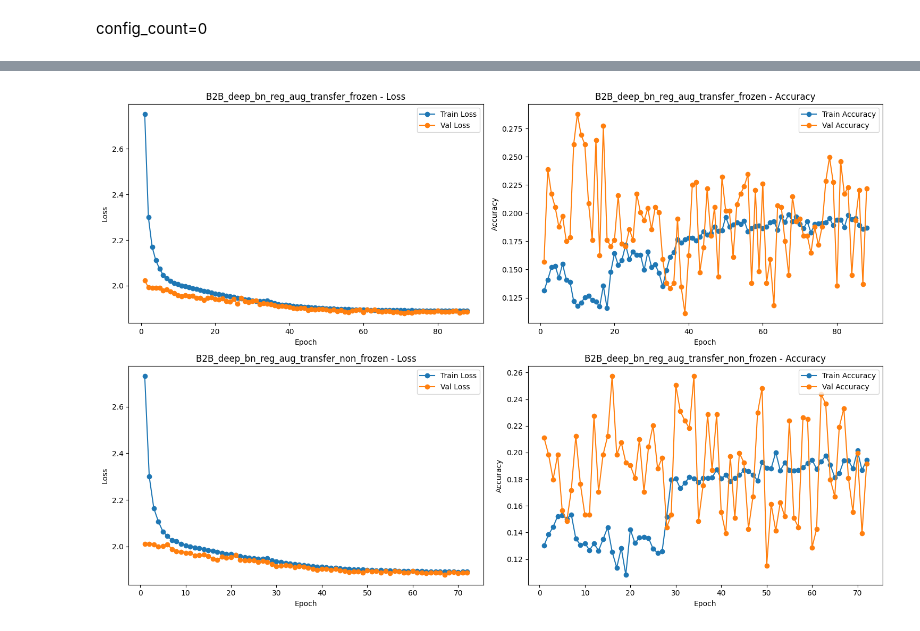
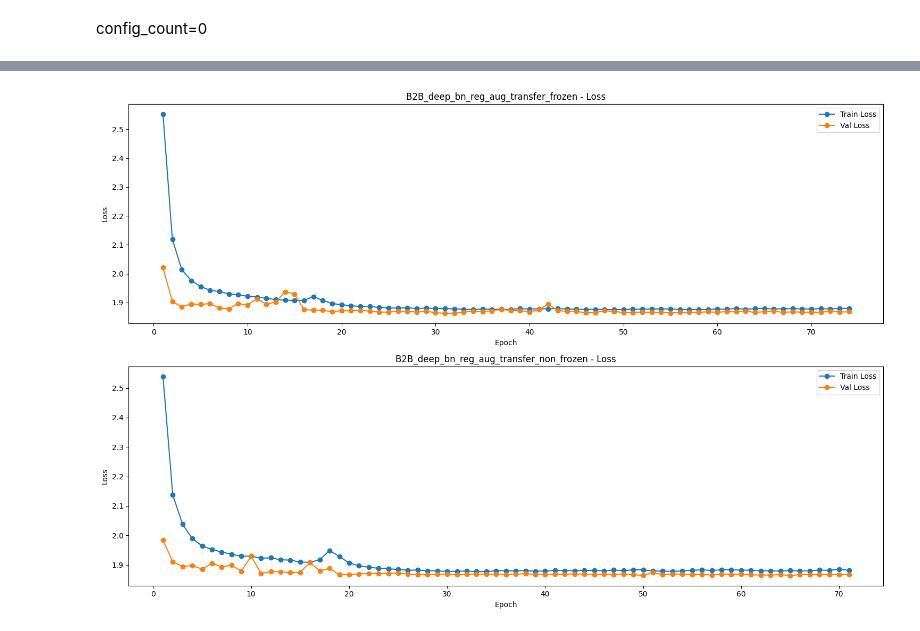
Before and after one commit to MocanuPaulC/DL-assignment, a Jupyter notebook: part_2/training.ipynb, the cells around one changed output, grey strips where cells are left out. Cells and saved outputs as stored; diff of their text form; code cells hidden in the pictures.

```diff
--- a/part_2/training.ipynb
+++ b/part_2/training.ipynb
@@ -173,7 +181,7 @@ for entry in model_list:
     callbacks.append(LiveLossPlot(model_name=model_name))
 
     history = entry["model"].fit(
-        train_block_1_dataset_raw,
+        train_block_1_dataset_aug,
         validation_data=val_block_1_dataset,
         epochs=entry["epochs"],
         batch_size=entry["batch_size"],
@@ -284,14 +273,17 @@ encoder_frozen = models.Model(inputs=model.input, outputs=model.get_layer('encod
 encoder_frozen.trainable = False
 
 encoder_non_frozen = models.Model(inputs=model.input, outputs=model.get_layer('encoded').output)
+encoder_non_frozen.trainable=True
+
+# encoder = tf.keras.Model(inputs=autoencoder.input, outputs=autoencoder.get_layer('encoded').output)
 # %%
 configs=[
-    {"name": "B2B_deep_bn_reg_aug_transfer_frozen","epochs":500, "l2_reg": 1e-4,"batch_size":256,
+    {"name": "B2B_deep_bn_reg_aug_transfer_frozen","epochs":500, "l2_reg":0,"batch_size":batch_size,
     "batch_norm_dense":True, "conv_filters": [32,64,128,256,512],
      "dense_units": [512,256,128], "batch_norm": True, "aug_data": True,
      "task":"classification","resize":192},
 
-    {"name": "B2B_deep_bn_reg_aug_transfer_non_frozen","epochs":500, "l2_reg": 1e-4,"batch_size":256,
+    {"name": "B2B_deep_bn_reg_aug_transfer_non_frozen","epochs":500, "l2_reg": 0,"batch_size":batch_size,
     "batch_norm_dense":True, "conv_filters": [32,64,128,256,512],
      "dense_units": [512,256,128], "batch_norm": True, "aug_data": True,
      "task":"classification","resize":192},
@@ -299,7 +291,7 @@ configs=[
 
 
 default_args = {
-    "batch_size": 512,
+    "batch_size": 256,
     "epochs": 200,
     "channels": 3,
     "dropout_rate": 0.5,
@@ -328,8 +320,12 @@ for cfg in configs:
     cfg_full["metrics"]=['accuracy'] if cfg_full["task"] =="classification" else ["mse","mae"]
 
     if "non_frozen" in cfg_full["name"]:
+        print("nonfrozen")
+        print(cfg_full['name'])
         model = build_transfer_model_from_autoencoder(encoder_non_frozen, cfg_full,num_classes=7)
     else:
+        print("Frozen")
+        print(cfg_full['name'])
         model = build_transfer_model_from_autoencoder(encoder_frozen, cfg_full,num_classes=7)
 
     model.compile(optimizer='adam', loss=cfg_full["loss"], metrics=cfg_full["metrics"])
@@ -388,7 +391,7 @@ for entry in model_list:
     callbacks.append(LiveLossPlot(model_name=model_name))
 
     history = entry["model"].fit(
-        train_block_2_dataset,
+        train_block_2_dataset_aug,
         validation_data=val_block_2_dataset,
         epochs=entry["epochs"],
         batch_size=entry["batch_size"],
@@ -426,41 +429,30 @@ model_list[0]['history'].history['loss']
 # %%
+# Create subplots: one row per model, one column (loss only)
+fig, axes = plt.subplots(nrows=len(model_list), ncols=1, figsize=(15, 5 * len(model_list)))
 
-# Create subplots: one row per model, two columns (loss and accuracy)
-
-fig, axes = plt.subplots(nrows=len(model_list), ncols=2, figsize=(15, 5 * len(model_list)))
-
-# Ensure axes is always 2D
+# Ensure axes is iterable even if there's only one model
 if len(model_list) == 1:
-    axes = np.array([axes])
+    axes = [axes]
 
 # Loop through each trained model entry
 for i, entry in enumerate(model_list):
     try:
         model_name = entry["name"]
         history = entry["history"].history
         epochs = list(range(1, len(history["loss"]) + 1))
 
         # Loss Plot
-        ax_loss = axes[i, 0]
+        ax_loss = axes[i]
         ax_loss.plot(epochs, history["loss"], label='Train Loss', marker='o')
         ax_loss.plot(epochs, history["val_loss"], label='Val Loss', marker='o')
         ax_loss.set_title(f"{model_name} - Loss")
         ax_loss.set_xlabel("Epoch")
         ax_loss.set_ylabel("Loss")
         ax_loss.legend()
-
-        # Accuracy Plot
-        ax_acc = axes[i, 1]
-        ax_acc.plot(epochs, history["accuracy"], label='Train Accuracy', marker='o')
-        ax_acc.plot(epochs, history["val_accuracy"], label='Val Accuracy', marker='o')
-        ax_acc.set_title(f"{model_name} - Accuracy")
-        ax_acc.set_xlabel("Epoch")
-        ax_acc.set_ylabel("Accuracy")
-        ax_acc.legend()
     except Exception:
         continue
 
 plt.tight_layout()
 plt.show()
 # %% [output]
-[figure, old version]
+[figure, new version]
```
Also changed, not shown: parts of 24 cells of this notebook, 21 other files.
